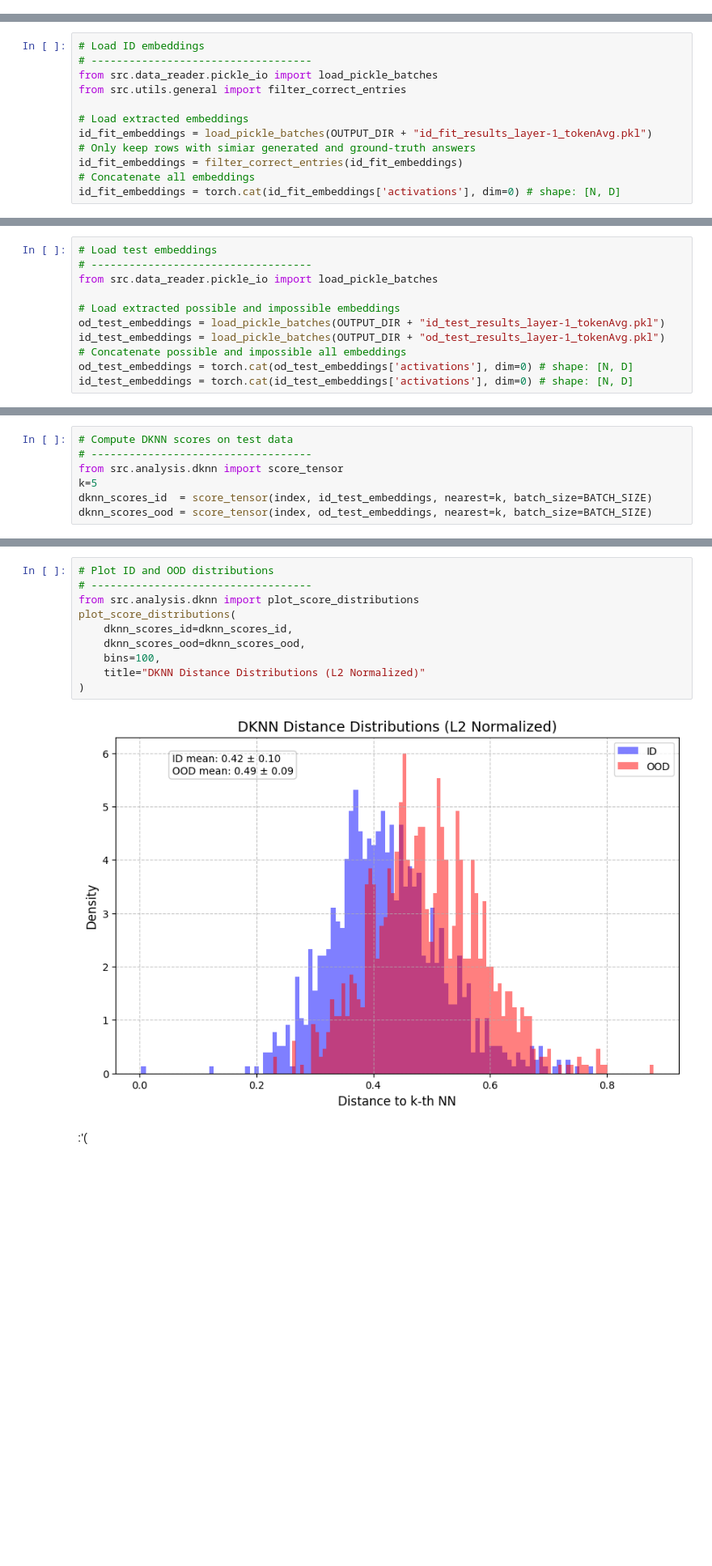
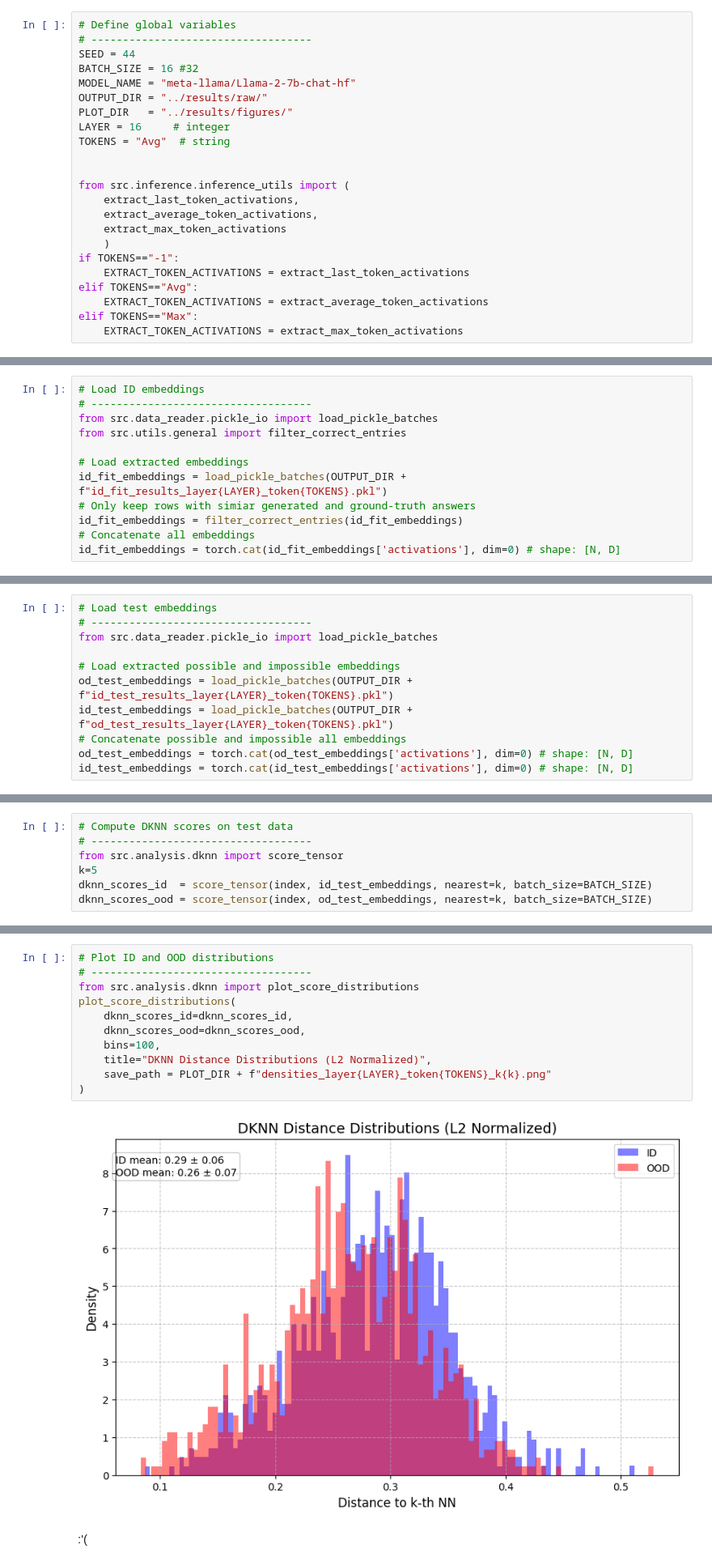
Before and after one commit to LilaR66/ood_for_hallucination_detection, a Jupyter notebook: notebooks/ood_main_notebook.ipynb, the cells around one changed output, grey strips where cells are left out. Shown: that part at 81% size. Cells and saved outputs as stored; diff of their text form; blank space fills up the shorter version.

Commit message:
Feat: extract max token embeddings

```diff
--- a/notebooks/ood_main_notebook.ipynb
+++ b/notebooks/ood_main_notebook.ipynb
@@ -18,0 +14,23 @@ OUTPUT_DIR = "../results/raw/"
+# %%
+# Define global variables
+# -----------------------------------
+SEED = 44
+BATCH_SIZE = 16 #32
+MODEL_NAME = "meta-llama/Llama-2-7b-chat-hf"
+OUTPUT_DIR = "../results/raw/"
+PLOT_DIR   = "../results/figures/"
+LAYER = 16     # integer
+TOKENS = "Avg"  # string
+
+
+from src.inference.inference_utils import (
+    extract_last_token_activations,
+    extract_average_token_activations,
+    extract_max_token_activations
+    )
+if TOKENS=="-1":
+    EXTRACT_TOKEN_ACTIVATIONS = extract_last_token_activations
+elif TOKENS=="Avg":
+    EXTRACT_TOKEN_ACTIVATIONS = extract_average_token_activations
+elif TOKENS=="Max":
+    EXTRACT_TOKEN_ACTIVATIONS = extract_max_token_activations
@@ -358,7 +322,7 @@ from src.data_reader.pickle_io import load_pickle_batches
 from src.utils.general import filter_correct_entries
 
 # Load extracted embeddings
-id_fit_embeddings = load_pickle_batches(OUTPUT_DIR + "id_fit_results_layer-1_tokenAvg.pkl")
+id_fit_embeddings = load_pickle_batches(OUTPUT_DIR + f"id_fit_results_layer{LAYER}_token{TOKENS}.pkl")
 # Only keep rows with simiar generated and ground-truth answers
 id_fit_embeddings = filter_correct_entries(id_fit_embeddings)
 # Concatenate all embeddings
@@ -373,8 +337,8 @@ Size after filtering: 8872. Filtered 1128 samples.
 from src.data_reader.pickle_io import load_pickle_batches
 
 # Load extracted possible and impossible embeddings
-od_test_embeddings = load_pickle_batches(OUTPUT_DIR + "id_test_results_layer-1_tokenAvg.pkl")
-id_test_embeddings = load_pickle_batches(OUTPUT_DIR + "od_test_results_layer-1_tokenAvg.pkl")
+od_test_embeddings = load_pickle_batches(OUTPUT_DIR + f"id_test_results_layer{LAYER}_token{TOKENS}.pkl")
+id_test_embeddings = load_pickle_batches(OUTPUT_DIR + f"od_test_results_layer{LAYER}_token{TOKENS}.pkl")
 # Concatenate possible and impossible all embeddings
 od_test_embeddings = torch.cat(od_test_embeddings['activations'], dim=0) # shape: [N, D]
 id_test_embeddings = torch.cat(id_test_embeddings['activations'], dim=0) # shape: [N, D]
@@ -413,14 +382,15 @@ AUROC: 0.7083
 # %%
 # Plot ID and OOD distributions
 # -----------------------------------
 from src.analysis.dknn import plot_score_distributions
 plot_score_distributions(
     dknn_scores_id=dknn_scores_id,
     dknn_scores_ood=dknn_scores_ood,
     bins=100,
-    title="DKNN Distance Distributions (L2 Normalized)"
+    title="DKNN Distance Distributions (L2 Normalized)",
+    save_path = PLOT_DIR + f"densities_layer{LAYER}_token{TOKENS}_k{k}.png"
 )
 # %% [output]
-[figure, old version]
+[figure, new version]
 # %% [markdown]
 :'(
```
Also changed, not shown: parts of 9 cells of this notebook, 2 other files.
